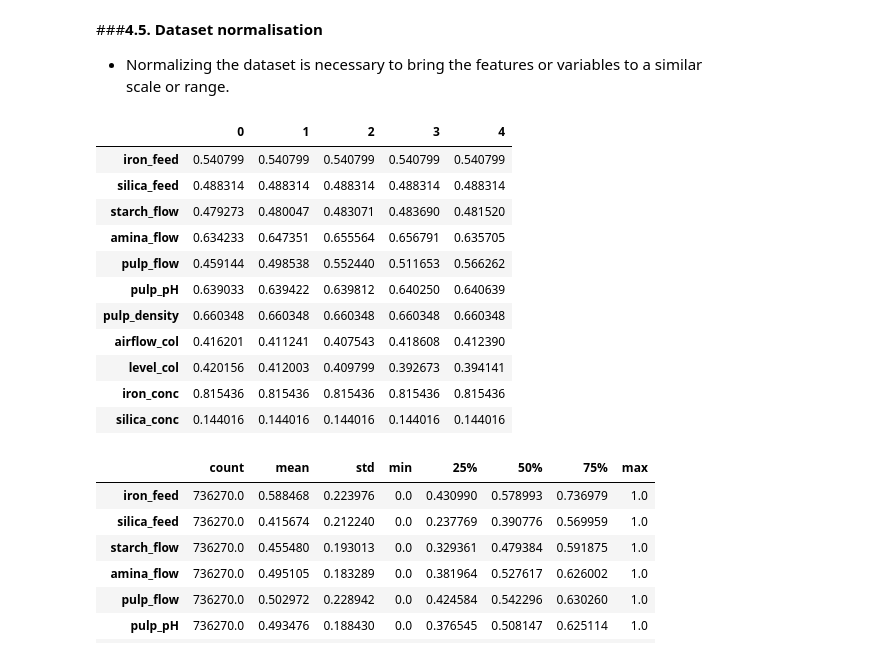
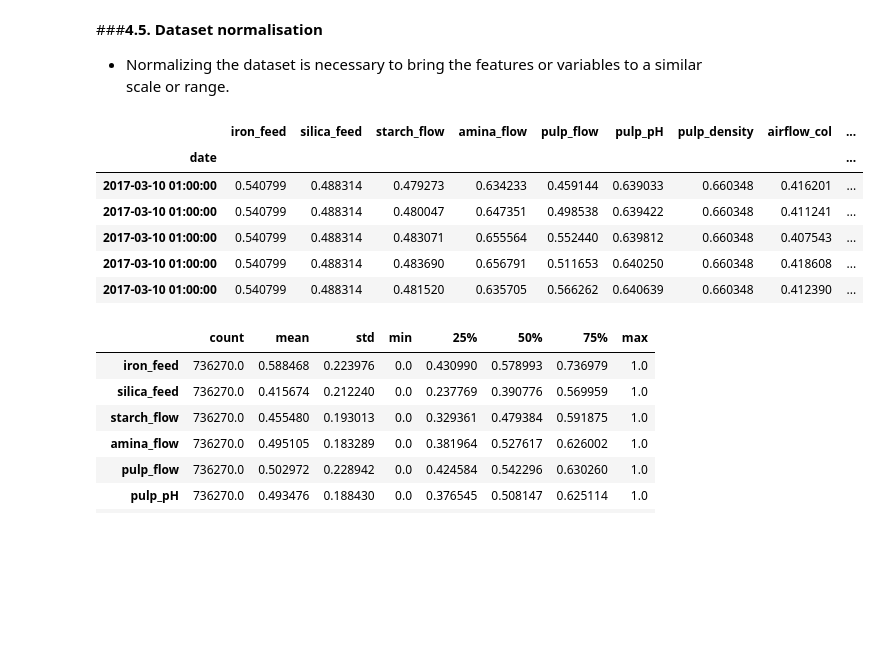
Before and after one commit to ArifAygun/Iron-Ore-Froth-Flotation-Quality-Prediction, a Jupyter notebook: AA_Iron_Ore_Froth_Flotation_Quality_Prediction.ipynb, the cells around one changed output. Saved outputs shown, nothing was run; the diff lists cells and outputs as text; code cells hidden in the pictures; blank space fills up the shorter version.

```diff
--- a/AA_Iron_Ore_Froth_Flotation_Quality_Prediction.ipynb
+++ b/AA_Iron_Ore_Froth_Flotation_Quality_Prediction.ipynb
@@ -66,5 +66,5 @@ drive.mount('/content/drive/')
 
 %cd /content/drive/My Drive/Flotation/
 
-flotation = pd.read_csv('Flotation_Plant.csv', decimal = ",")
+flotation = pd.read_csv('Flotation_Plant.csv', parse_dates = True, index_col = 'date',decimal=',')
 # %% [output]
@@ -181,12 +172,9 @@ flotation.drop(['Flotation Column 01 Air Flow', 'Flotation Column 02 Air Flow',
                 'Flotation Column 04 Level', 'Flotation Column 05 Level',
                 'Flotation Column 06 Level', 'Flotation Column 07 Level'], axis=1, inplace=True)
 
-flotation.drop('date', axis=1, inplace=True)
 
 column_order = ['% Iron Feed', '% Silica Feed', 'Starch Flow', 'Amina Flow', 'Ore Pulp Flow',
                 'Ore Pulp pH', 'Ore Pulp Density', 'Flotation Column Air Flow',
                 'Flotation Column Air Level', '% Iron Concentrate', '% Silica Concentrate']
 
 flotation = flotation.reindex(columns=column_order)
-
-flotation.head().T
@@ -312,20 +300,15 @@ scaler = MinMaxScaler()
 # Apply Min-Max scaling to the selected columns
 flotation[columns_to_normalize] = scaler.fit_transform(flotation[columns_to_normalize])
 # %%
-flotation.head().T
+flotation.head()
 # %% [output]
-|  | 0 | 1 | 2 | 3 | 4 |
-| iron_feed | 0.540799 | 0.540799 | 0.540799 | 0.540799 | 0.540799 |
-| silica_feed | 0.488314 | 0.488314 | 0.488314 | 0.488314 | 0.488314 |
-| starch_flow | 0.479273 | 0.480047 | 0.483071 | 0.483690 | 0.481520 |
-| amina_flow | 0.634233 | 0.647351 | 0.655564 | 0.656791 | 0.635705 |
-| pulp_flow | 0.459144 | 0.498538 | 0.552440 | 0.511653 | 0.566262 |
-| pulp_pH | 0.639033 | 0.639422 | 0.639812 | 0.640250 | 0.640639 |
-| pulp_density | 0.660348 | 0.660348 | 0.660348 | 0.660348 | 0.660348 |
-| airflow_col | 0.416201 | 0.411241 | 0.407543 | 0.418608 | 0.412390 |
-| level_col | 0.420156 | 0.412003 | 0.409799 | 0.392673 | 0.394141 |
-| iron_conc | 0.815436 | 0.815436 | 0.815436 | 0.815436 | 0.815436 |
-| silica_conc | 0.144016 | 0.144016 | 0.144016 | 0.144016 | 0.144016 |
+|  | iron_feed | silica_feed | starch_flow | amina_flow | pulp_flow | pulp_pH | pulp_density | airflow_col | ... |
+| date |  |  |  |  |  |  |  |  | ... |
+| 2017-03-10 01:00:00 | 0.540799 | 0.488314 | 0.479273 | 0.634233 | 0.459144 | 0.639033 | 0.660348 | 0.416201 | ... |
+| 2017-03-10 01:00:00 | 0.540799 | 0.488314 | 0.480047 | 0.647351 | 0.498538 | 0.639422 | 0.660348 | 0.411241 | ... |
+| 2017-03-10 01:00:00 | 0.540799 | 0.488314 | 0.483071 | 0.655564 | 0.552440 | 0.639812 | 0.660348 | 0.407543 | ... |
+| 2017-03-10 01:00:00 | 0.540799 | 0.488314 | 0.483690 | 0.656791 | 0.511653 | 0.640250 | 0.660348 | 0.418608 | ... |
+| 2017-03-10 01:00:00 | 0.540799 | 0.488314 | 0.481520 | 0.635705 | 0.566262 | 0.640639 | 0.660348 | 0.412390 | ... |
 # %%
 # describe dataset after normalisation
 flotation.describe().T
```
Also changed, not shown: parts of 24 cells of this notebook.
